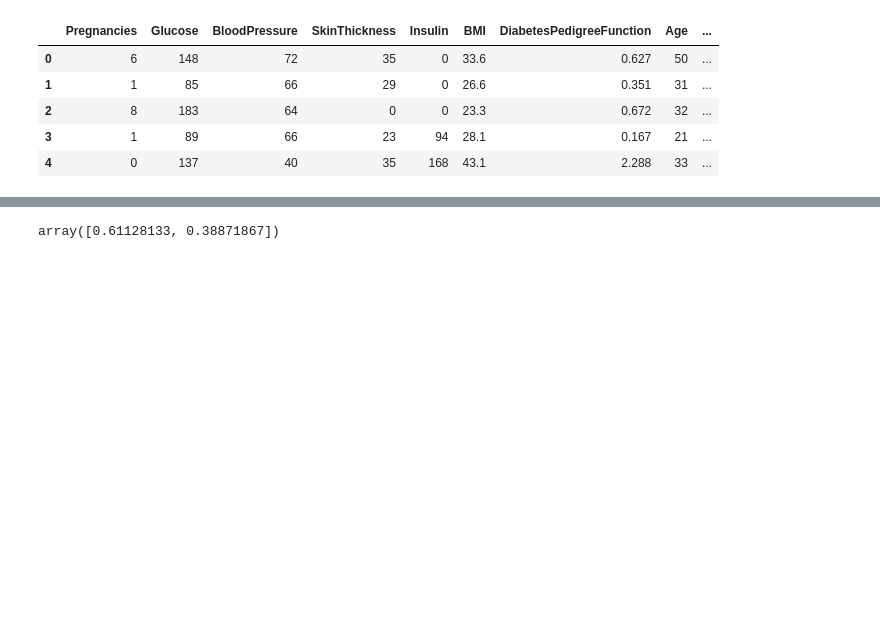
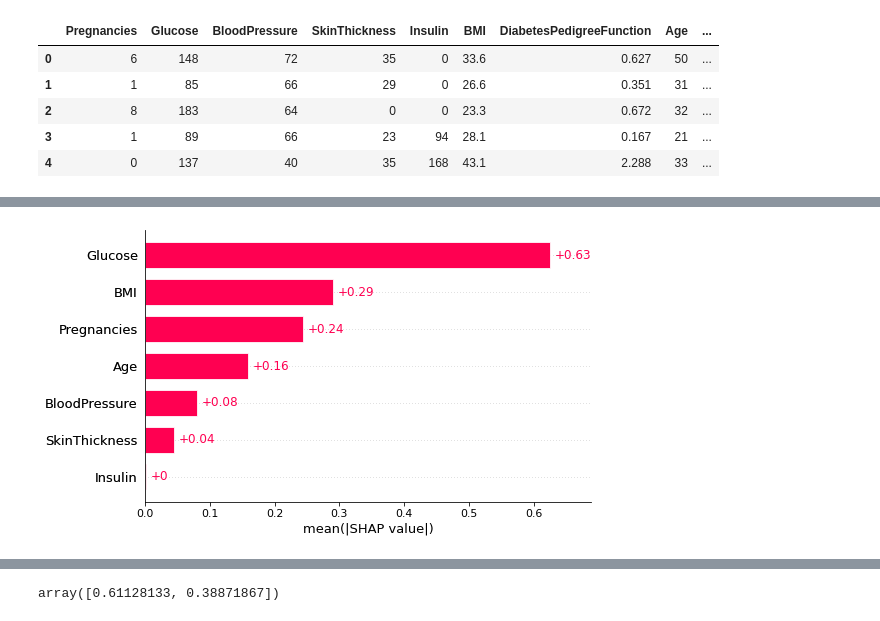
Before and after one commit to luuloi/Biomedical_Data_Analysis, a Jupyter notebook: Lecture_08/XAI2.ipynb, the cells around one changed output, grey strips where cells are left out. Saved outputs shown, nothing was run; the diff lists cells and outputs as text; code cells hidden in the pictures; blank space fills up the shorter version.

```diff
--- a/Lecture_08/XAI2.ipynb
+++ b/Lecture_08/XAI2.ipynb
@@ -17,0 +27,10 @@ df.head()
+# %%
+cols = ['Pregnancies', 'Glucose', 'BloodPressure', 'SkinThickness', 'Insulin', 'BMI', 'Age']
+# %%
+scaler = MinMaxScaler()
+X = pd.DataFrame(scaler.fit_transform(df[cols]), columns=cols)
+y = df['Outcome']
+# %%
+lg = LogisticRegression()
+lg.fit(X, y)
+lg.score(X, y)
@@ -17,0 +39,3 @@ df.head()
+# %%
+explainer = shap.LinearExplainer(model=lg, masker=X)
+shap_values = explainer(X)
@@ -17,0 +62,4 @@ df.head()
+# %%
+shap.plots.bar(shap_values)
+# %% [output]
+[figure, added]
```
Also changed, not shown: parts of 117 cells of this notebook, 3 other files.
